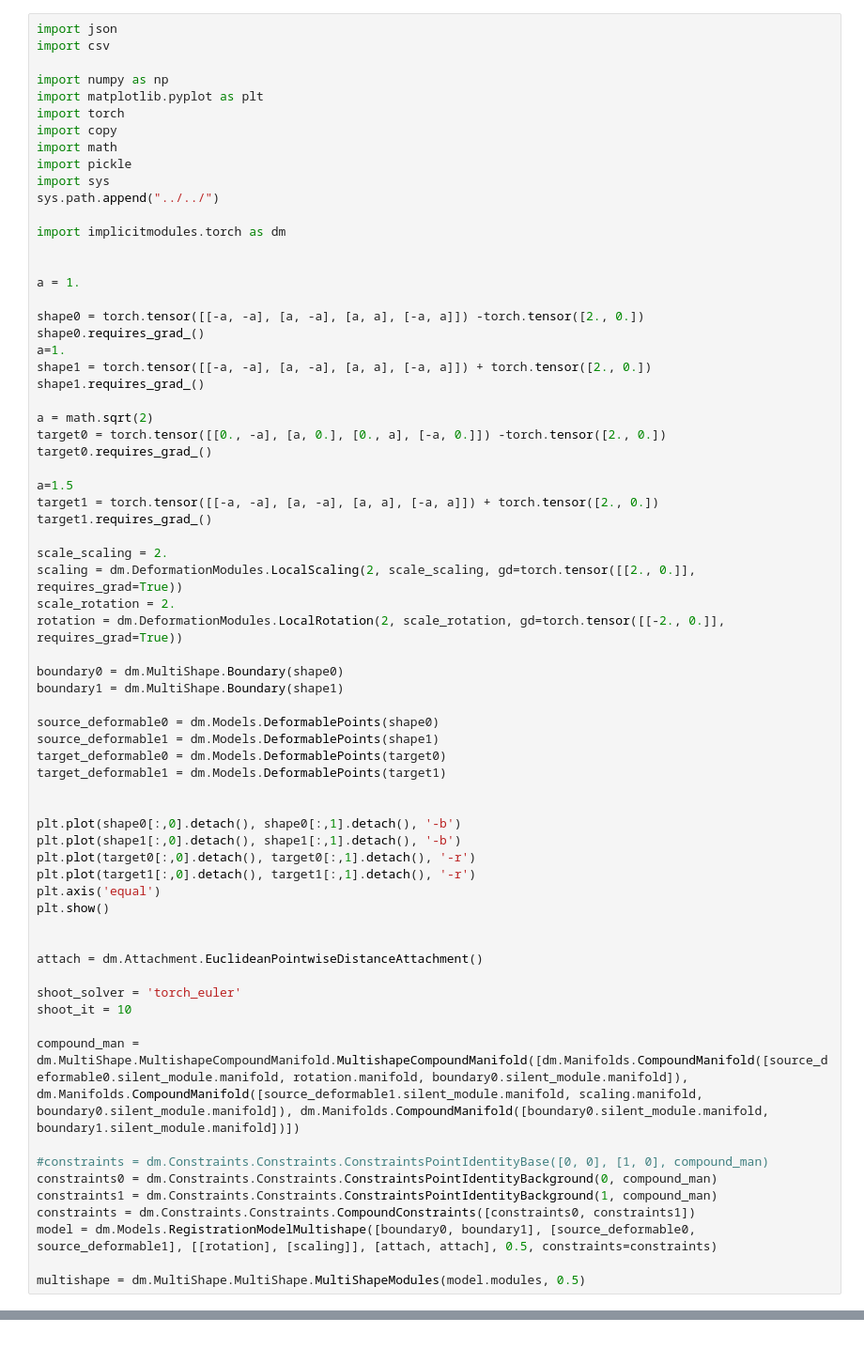
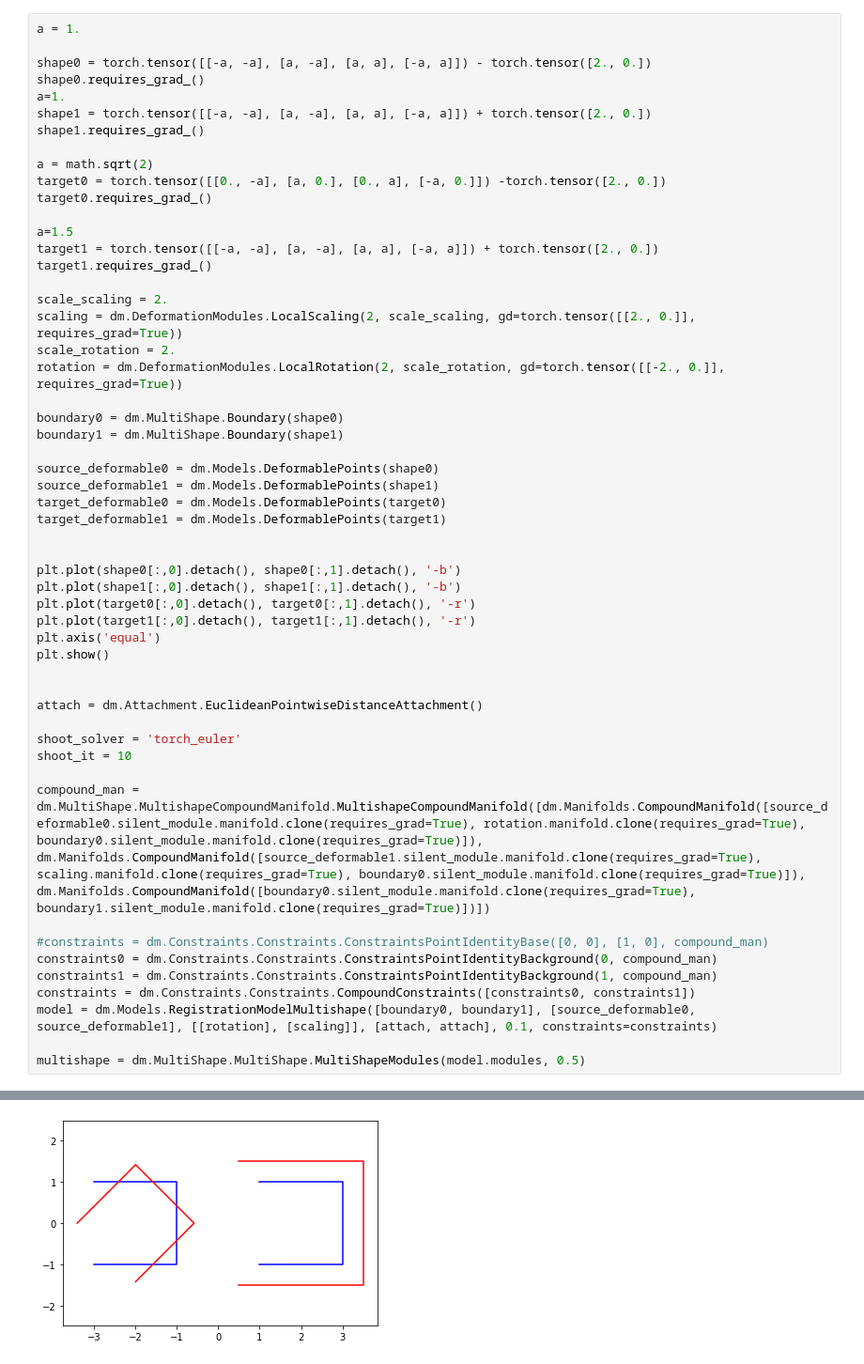
Before and after one commit to bgris/implicitmodules, a Jupyter notebook: script/torch/debug_multishape.ipynb, the cells around one changed output, grey strips where cells are left out. Shown at 94% size. Drawn from its saved outputs; the diff is of its cells as text.

Commit message:
debugged constraints/geodesic variables

```diff
--- a/script/torch/debug_multishape.ipynb
+++ b/script/torch/debug_multishape.ipynb
@@ -1,22 +24,7 @@
 # %%
-import json
-import csv
-
-import numpy as np
-import matplotlib.pyplot as plt
-import torch
-import copy
-import math
-import pickle
-import sys
-sys.path.append("../../")
-
-import implicitmodules.torch as dm
-
-
 a = 1.
 
-shape0 = torch.tensor([[-a, -a], [a, -a], [a, a], [-a, a]]) -torch.tensor([2., 0.])
+shape0 = torch.tensor([[-a, -a], [a, -a], [a, a], [-a, a]]) - torch.tensor([2., 0.])
 shape0.requires_grad_()
 a=1.
 shape1 = torch.tensor([[-a, -a], [a, -a], [a, a], [-a, a]]) + torch.tensor([2., 0.])
@@ -57,13 +65,13 @@ attach = dm.Attachment.EuclideanPointwiseDistanceAttachment()
 shoot_solver = 'torch_euler'
 shoot_it = 10
 
-compound_man = dm.MultiShape.MultishapeCompoundManifold.MultishapeCompoundManifold([dm.Manifolds.CompoundManifold([source_deformable0.silent_module.manifold, rotation.manifold, boundary0.silent_module.manifold]), dm.Manifolds.CompoundManifold([source_deformable1.silent_module.manifold, scaling.manifold, boundary0.silent_module.manifold]), dm.Manifolds.CompoundManifold([boundary0.silent_module.manifold, boundary1.silent_module.manifold])])
+compound_man = dm.MultiShape.MultishapeCompoundManifold.MultishapeCompoundManifold([dm.Manifolds.CompoundManifold([source_deformable0.silent_module.manifold.clone(requires_grad=True), rotation.manifold.clone(requires_grad=True), boundary0.silent_module.manifold.clone(requires_grad=True)]), dm.Manifolds.CompoundManifold([source_deformable1.silent_module.manifold.clone(requires_grad=True), scaling.manifold.clone(requires_grad=True), boundary0.silent_module.manifold.clone(requires_grad=True)]), dm.Manifolds.CompoundManifold([boundary0.silent_module.manifold.clone(requires_grad=True), boundary1.silent_module.manifold.clone(requires_grad=True)])])
 
 #constraints = dm.Constraints.Constraints.ConstraintsPointIdentityBase([0, 0], [1, 0], compound_man)
 constraints0 = dm.Constraints.Constraints.ConstraintsPointIdentityBackground(0, compound_man)
 constraints1 = dm.Constraints.Constraints.ConstraintsPointIdentityBackground(1, compound_man)
 constraints = dm.Constraints.Constraints.CompoundConstraints([constraints0, constraints1])
-model = dm.Models.RegistrationModelMultishape([boundary0, boundary1], [source_deformable0, source_deformable1], [[rotation], [scaling]], [attach, attach], 0.5, constraints=constraints)
+model = dm.Models.RegistrationModelMultishape([boundary0, boundary1], [source_deformable0, source_deformable1], [[rotation], [scaling]], [attach, attach], 0.1, constraints=constraints)
 
 multishape = dm.MultiShape.MultiShape.MultiShapeModules(model.modules, 0.5)
 # %% [output]
@@ -70,0 +78 @@ multishape = dm.MultiShape.MultiShape.MultiShapeModules(model.modules, 0.5)
+[figure, added]
```
Also changed, not shown: parts of 18 cells of this notebook, 8 other files.
